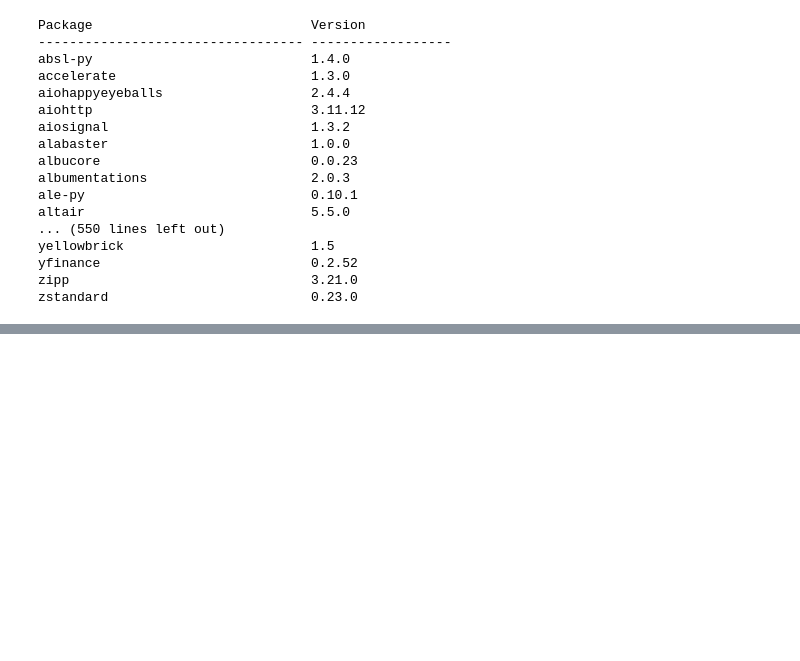
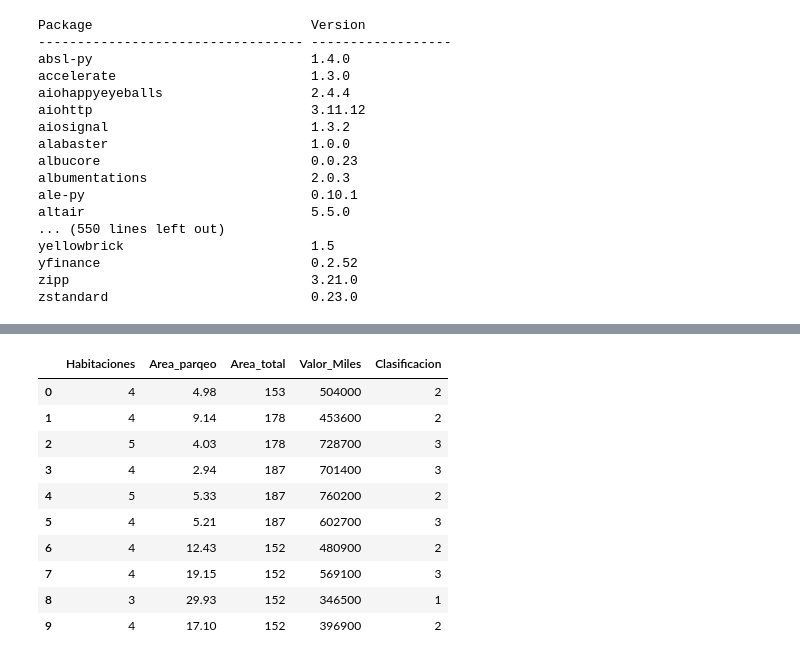
Before and after one commit to IVANV341/Curso-inteligencia-artificial, a Jupyter notebook: EDA_Apuntes_de_clase.ipynb, the cells around one changed output, grey strips where cells are left out. Saved outputs shown, nothing was run; the diff lists cells and outputs as text; code cells hidden in the pictures; blank space fills up the shorter version.

```diff
--- a/EDA_Apuntes_de_clase.ipynb
+++ b/EDA_Apuntes_de_clase.ipynb
@@ -32,0 +128,14 @@ import seaborn as sns
+# %%
+df.head(10)
+# %% [output]
+|  | Habitaciones | Area_parqeo | Area_total | Valor_Miles | Clasificacion |
+| 0 | 4 | 4.98 | 153 | 504000 | 2 |
+| 1 | 4 | 9.14 | 178 | 453600 | 2 |
+| 2 | 5 | 4.03 | 178 | 728700 | 3 |
+| 3 | 4 | 2.94 | 187 | 701400 | 3 |
+| 4 | 5 | 5.33 | 187 | 760200 | 2 |
+| 5 | 4 | 5.21 | 187 | 602700 | 3 |
+| 6 | 4 | 12.43 | 152 | 480900 | 2 |
+| 7 | 4 | 19.15 | 152 | 569100 | 3 |
+| 8 | 3 | 29.93 | 152 | 346500 | 1 |
+| 9 | 4 | 17.10 | 152 | 396900 | 2 |
```
Also changed, not shown: parts of 12 cells of this notebook.
